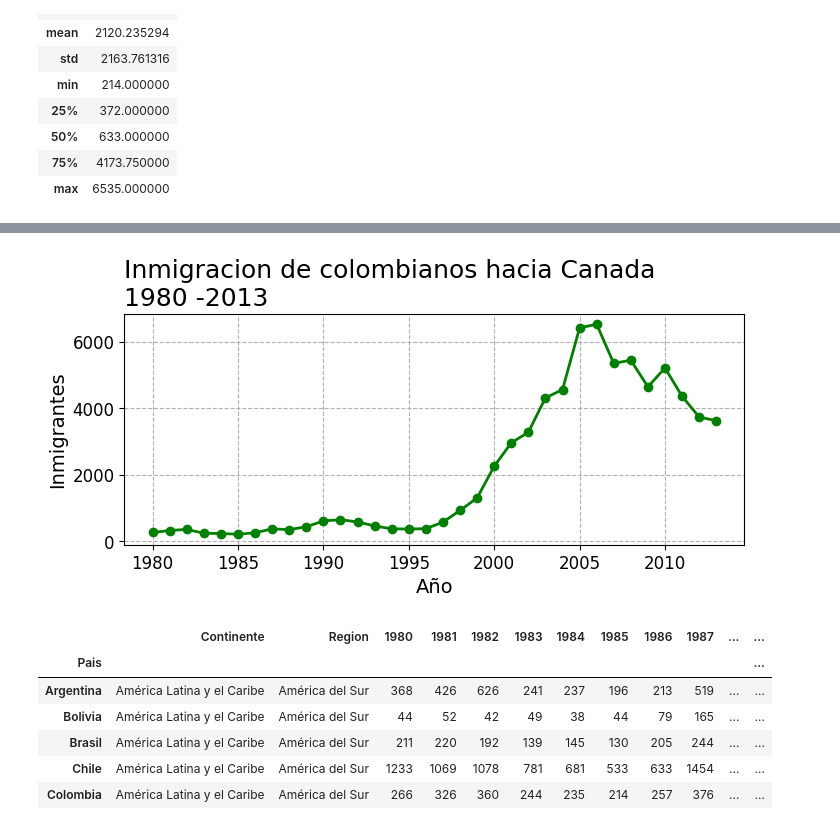
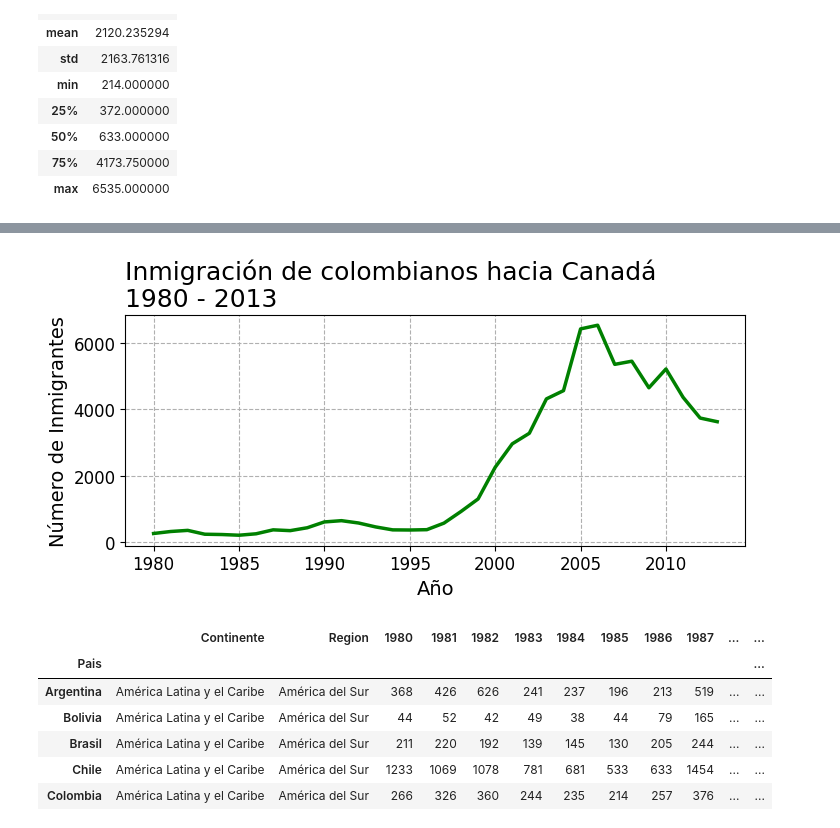
Before and after one commit to TheRealMrR/One_SegundaParte, a Jupyter notebook: visualizacion_de_datos_con_python.ipynb, the cells around one changed output, grey strips where cells are left out. Cells and saved outputs as stored; diff of their text form; code cells hidden in the pictures.

```diff
--- a/visualizacion_de_datos_con_python.ipynb
+++ b/visualizacion_de_datos_con_python.ipynb
@@ -103,7 +100,8 @@ dtype: object
 # %%
-col_dic = {'Ano' : colombia.index.tolist(),
-           'Inmigrantes' : colombia.values.tolist()}
+col_dict = {'Año':colombia.index.tolist(),
+            'Inmigrantes':colombia.values.tolist()}
+col_dict
 # %%
-datos_col = pd.DataFrame(col_dic)
-datos_col.head()
+datos_col = pd.DataFrame(col_dict)
+datos_col.tail()
 # %% [output]
@@ -207,14 +209,14 @@ plt.show()
 # %%
-fig, ax = plt.subplots(figsize = (8,3))
-ax.plot(datos_col['Ano'],datos_col['Inmigrantes'],lw=2,color='g', marker ='o')
+fig, ax = plt.subplots(figsize=(8,3))
+ax.plot(datos_col['Año'],datos_col['Inmigrantes'],lw=2.5,color='g') #,marker='o')
 ax.xaxis.set_major_locator(plt.MultipleLocator(5))
-ax.set_title('Inmigracion de colombianos hacia Canada \n1980 -2013',fontsize=18,loc='left')
+ax.set_title('Inmigración de colombianos hacia Canadá\n1980 - 2013', fontsize=18, loc='left')
 ax.set_xlabel('Año',fontsize=14)
-ax.set_ylabel('Inmigrantes',fontsize=14)
+ax.set_ylabel('Número de Inmigrantes',fontsize=14)
 ax.xaxis.set_tick_params(labelsize=12)
 ax.yaxis.set_tick_params(labelsize=12)
 ax.grid(linestyle='--')
 plt.show()
 # %% [output]
-[figure, old version]
+[figure, new version]
 # %%
```
Also changed, not shown: parts of 19 cells of this notebook.
